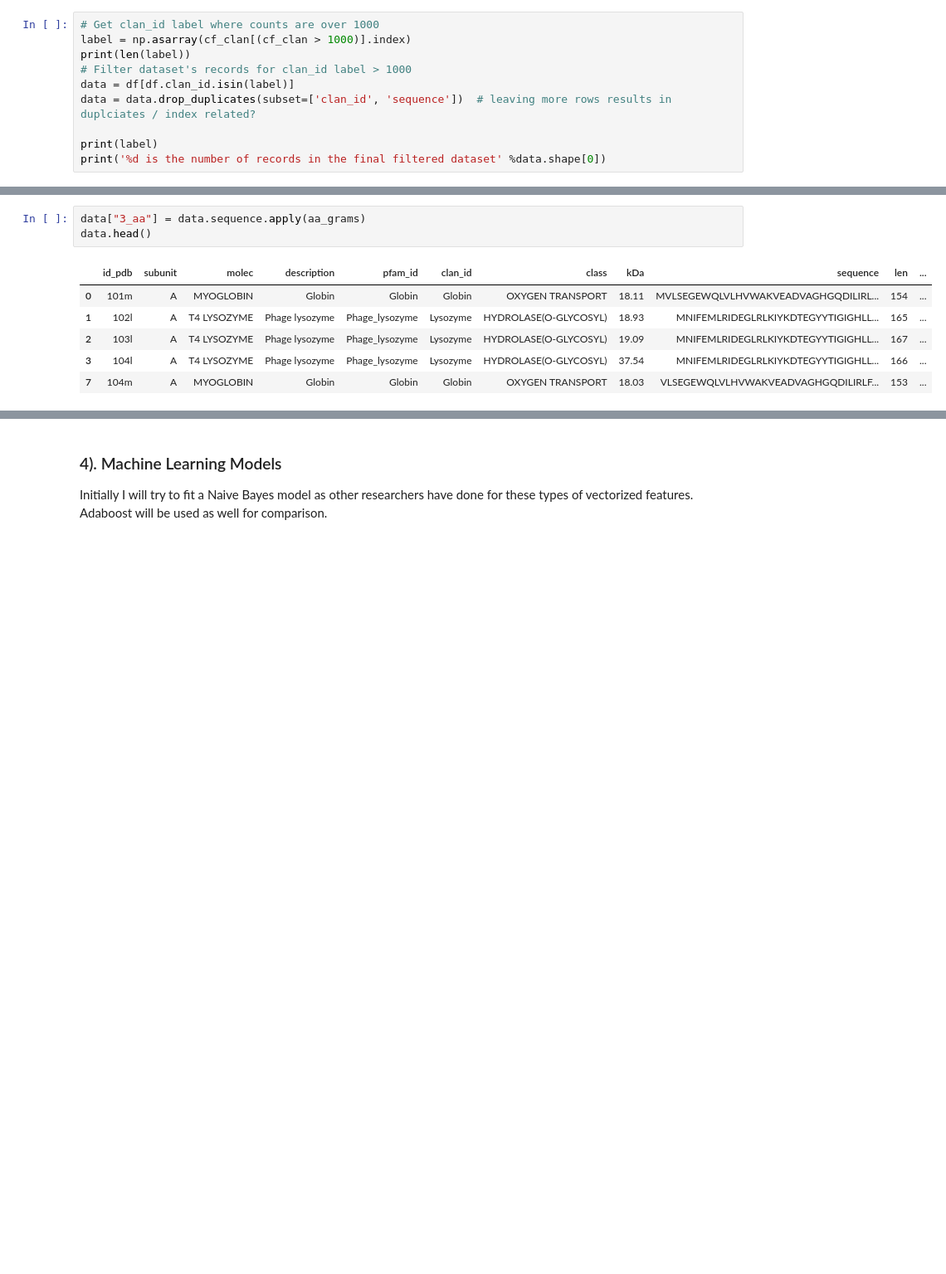
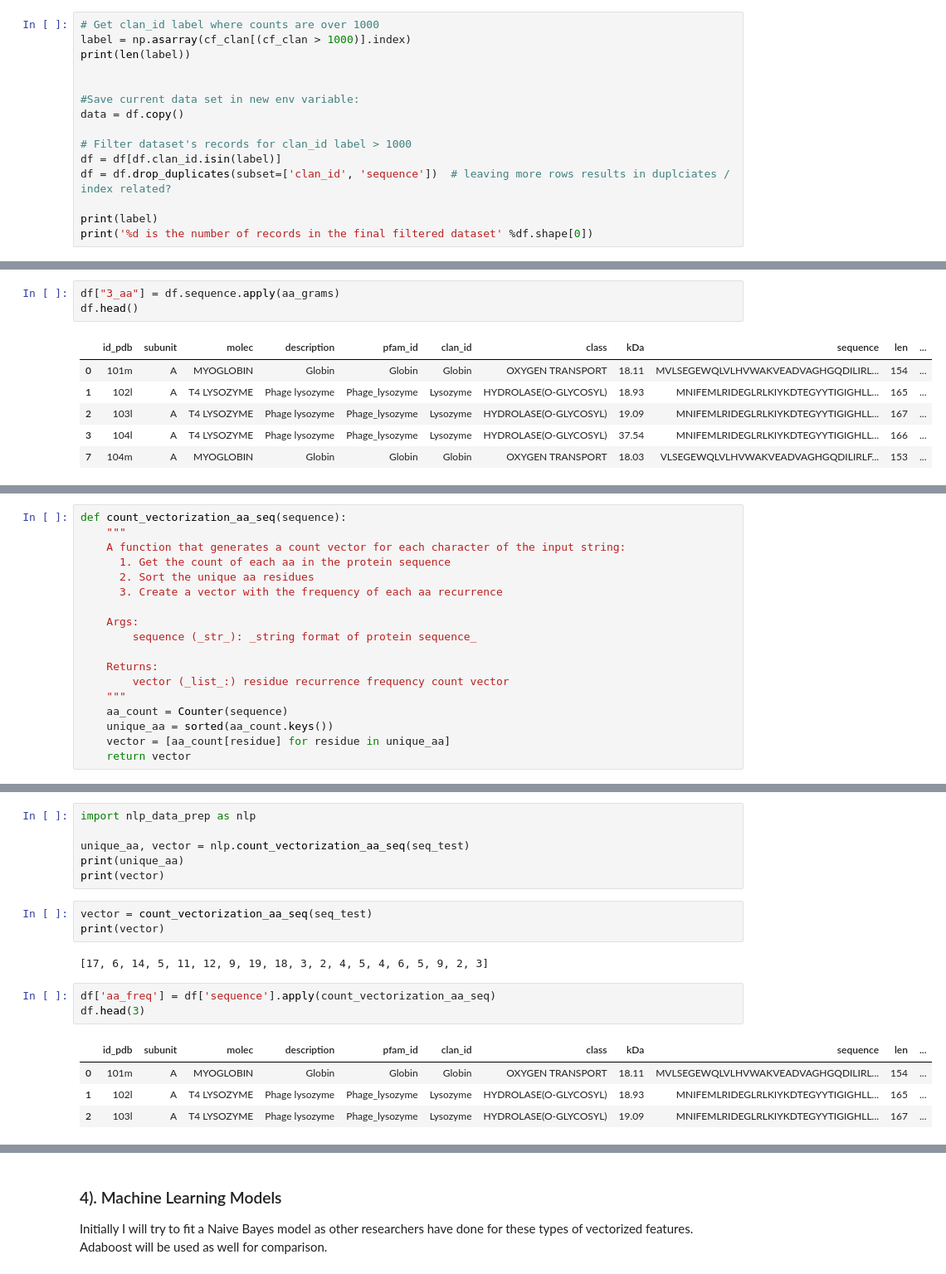
Before and after one commit to jdormaar/Functional_predictions_from_protein_residue_sequences, a Jupyter notebook: workbooks/naive_bayes_model.ipynb, the cells around one changed output, grey strips where cells are left out. Shown: that part at 83% size. Drawn from its saved outputs; the diff is of its cells as text; blank space fills up the shorter version.

```diff
--- a/workbooks/naive_bayes_model.ipynb
+++ b/workbooks/naive_bayes_model.ipynb
@@ -608,12 +724,17 @@ for x in x_list:
 # Get clan_id label where counts are over 1000
 label = np.asarray(cf_clan[(cf_clan > 1000)].index)
 print(len(label))
+
+
+#Save current data set in new env variable:
+data = df.copy()
+
 # Filter dataset's records for clan_id label > 1000
-data = df[df.clan_id.isin(label)]
-data = data.drop_duplicates(subset=['clan_id', 'sequence'])  # leaving more rows results in duplciates / index related?
+df = df[df.clan_id.isin(label)]
+df = df.drop_duplicates(subset=['clan_id', 'sequence'])  # leaving more rows results in duplciates / index related?
 
 print(label)
-print('%d is the number of records in the final filtered dataset' %data.shape[0])
+print('%d is the number of records in the final filtered dataset' %df.shape[0])
 # %% [output]
 84
 ['-' 'Ig' 'NADP_Rossmann' 'NTN' 'P-loop_NTPase' 'TPR' 'Beta_propeller'
@@ -656,8 +785,8 @@ data.head(3).sequence.apply(aa_grams)
 2    [MNI, IFE, EML, LRI, IDE, EGL, LRL, LKI, IYK, ...
 Name: sequence, dtype: object
 # %%
-data["3_aa"] = data.sequence.apply(aa_grams)
-data.head()
+df["3_aa"] = df.sequence.apply(aa_grams)
+df.head()
 # %% [output]
 |  | id_pdb | subunit | molec | description | pfam_id | clan_id | class | kDa | sequence | len | ... |
 | 0 | 101m | A | MYOGLOBIN | Globin | Globin | Globin | OXYGEN TRANSPORT | 18.11 | MVLSEGEWQLVLHVWAKVEADVAGHGQDILIRL... | 154 | ... |
@@ -669,0 +807,18 @@ data.to_csv("../data/model_df_3aa_grams.csv.gz", index=False, compression="gzip"
+# %%
+def count_vectorization_aa_seq(sequence):
+    """
+    A function that generates a count vector for each character of the input string:
+      1. Get the count of each aa in the protein sequence
+      2. Sort the unique aa residues
+      3. Create a vector with the frequency of each aa recurrence
+
+    Args:
+        sequence (_str_): _string format of protein sequence_
+
+    Returns:
+        vector (_list_:) residue recurrence frequency count vector
+    """
+    aa_count = Counter(sequence)
+    unique_aa = sorted(aa_count.keys())
+    vector = [aa_count[residue] for residue in unique_aa]
+    return vector
@@ -669,0 +831,19 @@ data.to_csv("../data/model_df_3aa_grams.csv.gz", index=False, compression="gzip"
+# %%
+import nlp_data_prep as nlp
+
+unique_aa, vector = nlp.count_vectorization_aa_seq(seq_test)
+print(unique_aa)
+print(vector)
+# %%
+vector = count_vectorization_aa_seq(seq_test)
+print(vector)
+# %% [output]
+[17, 6, 14, 5, 11, 12, 9, 19, 18, 3, 2, 4, 5, 4, 6, 5, 9, 2, 3]
+# %%
+df['aa_freq'] = df['sequence'].apply(count_vectorization_aa_seq)
+df.head(3)
+# %% [output]
+|  | id_pdb | subunit | molec | description | pfam_id | clan_id | class | kDa | sequence | len | ... |
+| 0 | 101m | A | MYOGLOBIN | Globin | Globin | Globin | OXYGEN TRANSPORT | 18.11 | MVLSEGEWQLVLHVWAKVEADVAGHGQDILIRL... | 154 | ... |
+| 1 | 102l | A | T4 LYSOZYME | Phage lysozyme | Phage_lysozyme | Lysozyme | HYDROLASE(O-GLYCOSYL) | 18.93 | MNIFEMLRIDEGLRLKIYKDTEGYYTIGIGHLL... | 165 | ... |
+| 2 | 103l | A | T4 LYSOZYME | Phage lysozyme | Phage_lysozyme | Lysozyme | HYDROLASE(O-GLYCOSYL) | 19.09 | MNIFEMLRIDEGLRLKIYKDTEGYYTIGIGHLL... | 167 | ... |
```
Also changed, not shown: parts of 72 cells of this notebook, 2 other files.
